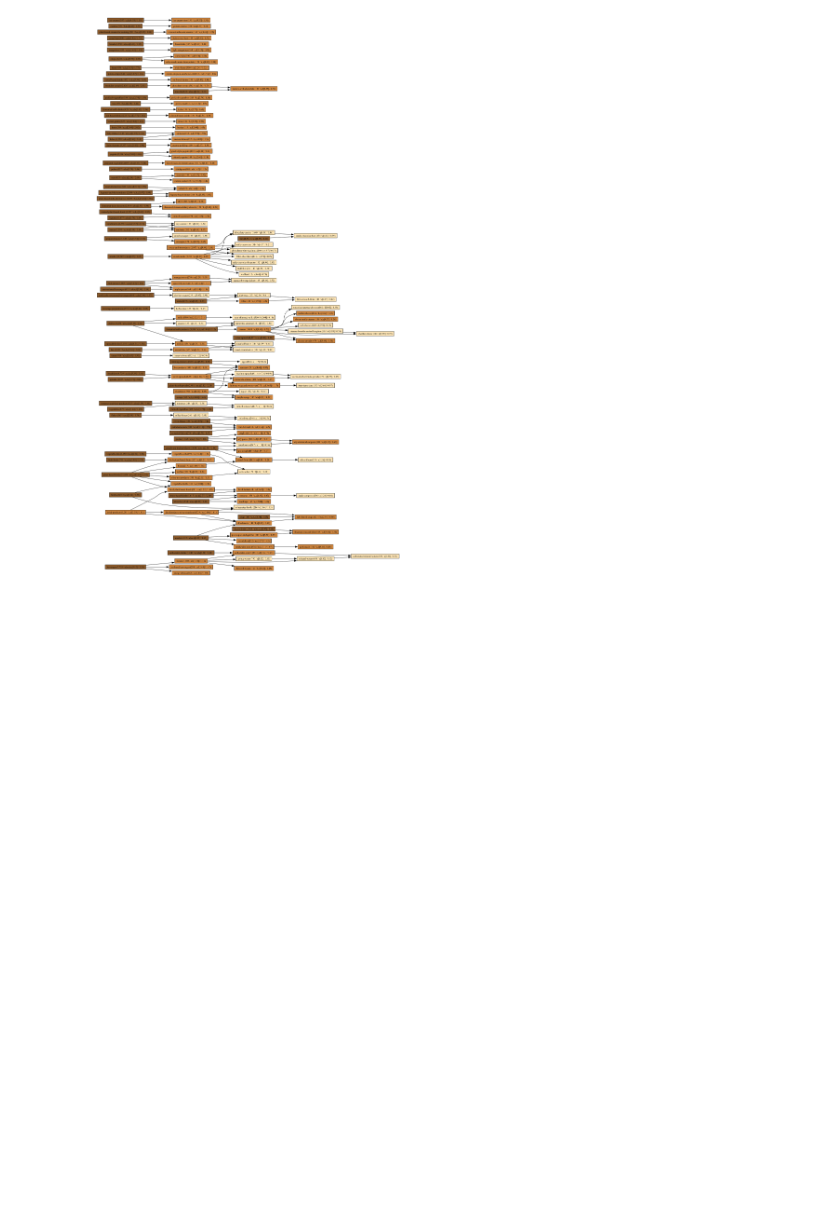
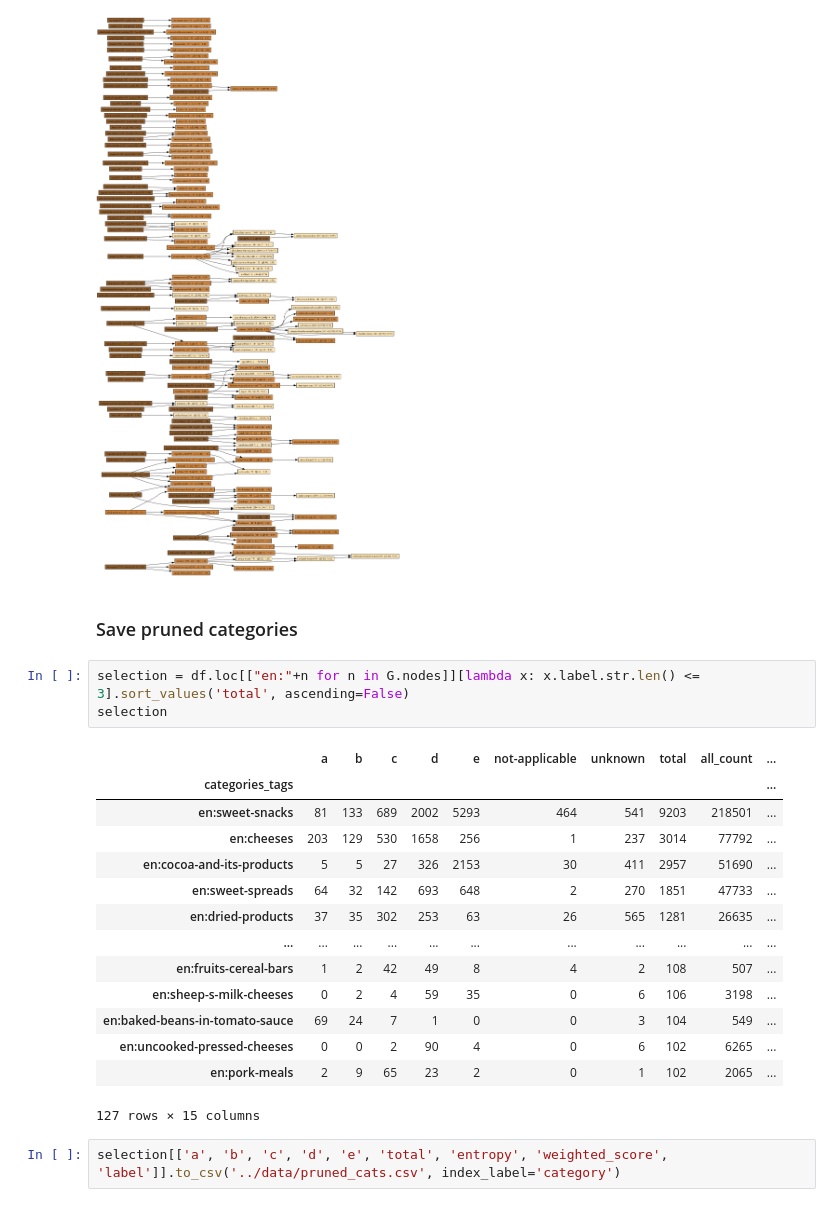
Before and after one commit to goerlitz/openfoodfacts-data-analysis, a Jupyter notebook: notebooks/41_scans_category_graph_analysis.ipynb, the cells around one changed output. Cells and saved outputs as stored; diff of their text form; blank space fills up the shorter version.

Commit message:
added taxonomy analysis for specific products

```diff
--- a/notebooks/41_scans_category_graph_analysis.ipynb
+++ b/notebooks/41_scans_category_graph_analysis.ipynb
@@ -221,3 +221,25 @@ P = display_graph(G)
 Image(P.create_png())
 # %% [output]
 [figure]
+# %% [markdown]
+### Save pruned categories
+# %%
+selection = df.loc[["en:"+n for n in G.nodes]][lambda x: x.label.str.len() <= 3].sort_values('total', ascending=False)
+selection
+# %% [output]
+|  | a | b | c | d | e | not-applicable | unknown | total | all_count | ... |
+| categories_tags |  |  |  |  |  |  |  |  |  | ... |
+| en:sweet-snacks | 81 | 133 | 689 | 2002 | 5293 | 464 | 541 | 9203 | 218501 | ... |
+| en:cheeses | 203 | 129 | 530 | 1658 | 256 | 1 | 237 | 3014 | 77792 | ... |
+| en:cocoa-and-its-products | 5 | 5 | 27 | 326 | 2153 | 30 | 411 | 2957 | 51690 | ... |
+| en:sweet-spreads | 64 | 32 | 142 | 693 | 648 | 2 | 270 | 1851 | 47733 | ... |
+| en:dried-products | 37 | 35 | 302 | 253 | 63 | 26 | 565 | 1281 | 26635 | ... |
+| ... | ... | ... | ... | ... | ... | ... | ... | ... | ... | ... |
+| en:fruits-cereal-bars | 1 | 2 | 42 | 49 | 8 | 4 | 2 | 108 | 507 | ... |
+| en:sheep-s-milk-cheeses | 0 | 2 | 4 | 59 | 35 | 0 | 6 | 106 | 3198 | ... |
+| en:baked-beans-in-tomato-sauce | 69 | 24 | 7 | 1 | 0 | 0 | 3 | 104 | 549 | ... |
+| en:uncooked-pressed-cheeses | 0 | 0 | 2 | 90 | 4 | 0 | 6 | 102 | 6265 | ... |
+| en:pork-meals | 2 | 9 | 65 | 23 | 2 | 0 | 1 | 102 | 2065 | ... |
+127 rows × 15 columns
+# %%
+selection[['a', 'b', 'c', 'd', 'e', 'total', 'entropy', 'weighted_score', 'label']].to_csv('../data/pruned_cats.csv', index_label='category')
```
Also changed, not shown: 1 other file.
